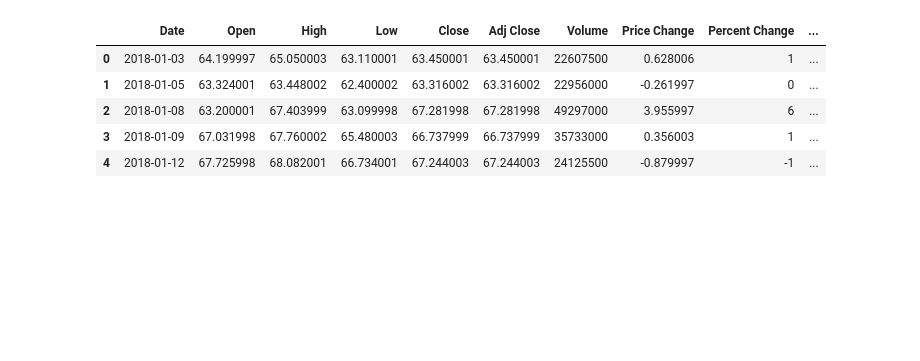
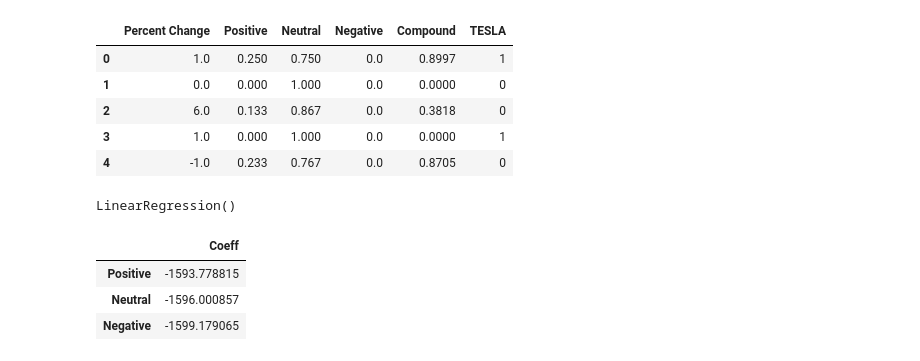
Before and after one commit to SureFoot0/Elon-Musk-Tesla-Tweets, a Jupyter notebook: Regression.ipynb, the cells around one changed output. Saved outputs shown, nothing was run; the diff lists cells and outputs as text; code cells hidden in the pictures; blank space fills up the shorter version.

```diff
--- a/Regression.ipynb
+++ b/Regression.ipynb
@@ -4,11 +9,11 @@ import pandas as pd
 # %%
 df = pd.read_csv("Final Data.csv")
-df = df.drop(columns="Unnamed: 0")
+df = df.drop(columns=["Unnamed: 0", "Date", "Tweet", "text", "Tweet URL", "Open", "High", "Low", "Close", "Adj Close", "Volume", "Price Change"])
 df.head()
 # %% [output]
-|  | Date | Open | High | Low | Close | Adj Close | Volume | Price Change | Percent Change | ... |
-| 0 | 2018-01-03 | 64.199997 | 65.050003 | 63.110001 | 63.450001 | 63.450001 | 22607500 | 0.628006 | 1 | ... |
-| 1 | 2018-01-05 | 63.324001 | 63.448002 | 62.400002 | 63.316002 | 63.316002 | 22956000 | -0.261997 | 0 | ... |
-| 2 | 2018-01-08 | 63.200001 | 67.403999 | 63.099998 | 67.281998 | 67.281998 | 49297000 | 3.955997 | 6 | ... |
-| 3 | 2018-01-09 | 67.031998 | 67.760002 | 65.480003 | 66.737999 | 66.737999 | 35733000 | 0.356003 | 1 | ... |
-| 4 | 2018-01-12 | 67.725998 | 68.082001 | 66.734001 | 67.244003 | 67.244003 | 24125500 | -0.879997 | -1 | ... |
+|  | Percent Change | Positive | Neutral | Negative | Compound | TESLA |
+| 0 | 1.0 | 0.250 | 0.750 | 0.0 | 0.8997 | 1 |
+| 1 | 0.0 | 0.000 | 1.000 | 0.0 | 0.0000 | 0 |
+| 2 | 6.0 | 0.133 | 0.867 | 0.0 | 0.3818 | 0 |
+| 3 | 1.0 | 0.000 | 1.000 | 0.0 | 0.0000 | 1 |
+| 4 | -1.0 | 0.233 | 0.767 | 0.0 | 0.8705 | 0 |
@@ -14,0 +26,12 @@ df.head()
+# %%
+lm.fit(X_train,y_train)
+# %% [output]
+LinearRegression()
+# %%
+cdf = pd.DataFrame(lm.coef_,X.columns,columns=['Coeff'])
+cdf
+# %% [output]
+|  | Coeff |
+| Positive | -1593.778815 |
+| Neutral | -1596.000857 |
+| Negative | -1599.179065 |
```
Also changed, not shown: parts of 9 cells of this notebook, 2 other files.
